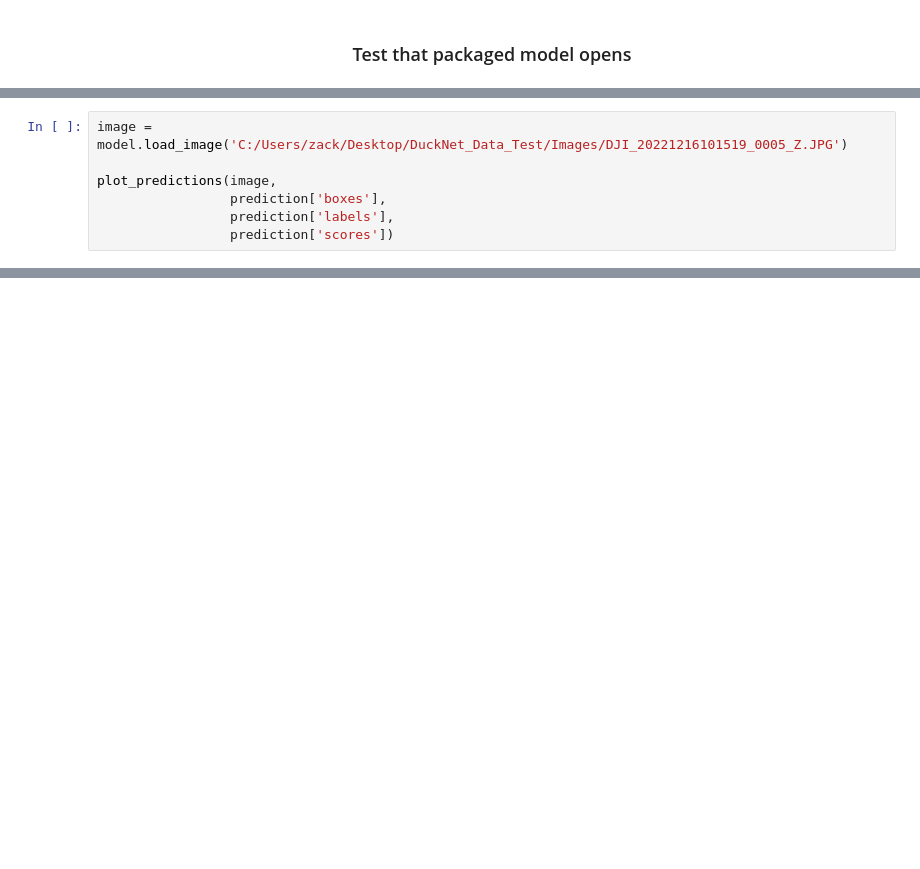
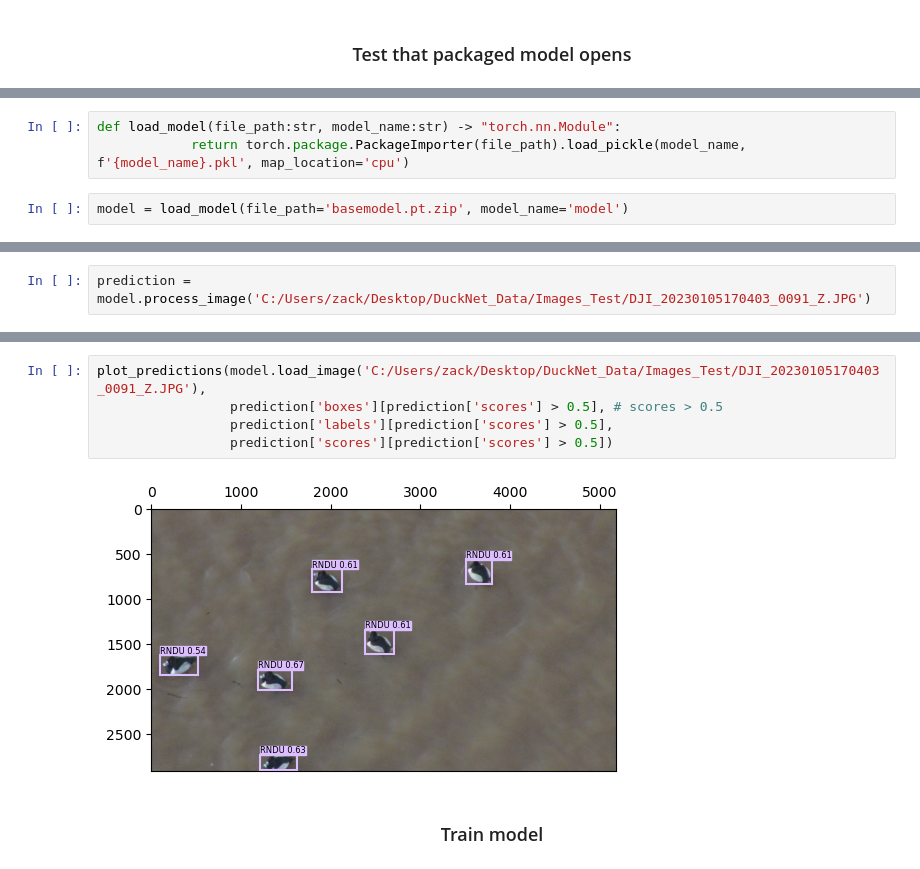
Before and after one commit to mkmitchell/DuckNet, a Jupyter notebook: supplemental/PackageExporter.ipynb, the cells around one changed output, grey strips where cells are left out. Drawn from its saved outputs; the diff is of its cells as text; blank space fills up the shorter version.

```diff
--- a/supplemental/PackageExporter.ipynb
+++ b/supplemental/PackageExporter.ipynb
@@ -138,7 +73,0 @@ def plot_predictions(image, boxes, labels, scores, ax = None):
-# %%
-image = model.load_image('C:/Users/zack/Desktop/DuckNet_Data_Test/Images/DJI_20221216101519_0005_Z.JPG')
-
-plot_predictions(image,
-                 prediction['boxes'],
-                 prediction['labels'],
-                 prediction['scores'])
@@ -272,0 +74,5 @@ import datasets
+# %%
+def load_model(file_path:str, model_name:str) -> "torch.nn.Module":
+            return torch.package.PackageImporter(file_path).load_pickle(model_name, f'{model_name}.pkl', map_location='cpu')
+# %%
+model = load_model(file_path='basemodel.pt.zip', model_name='model')
@@ -272,0 +85,2 @@ import datasets
+# %%
+prediction = model.process_image('C:/Users/zack/Desktop/DuckNet_Data/Images_Test/DJI_20230105170403_0091_Z.JPG')
@@ -272,0 +141,9 @@ import datasets
+# %%
+plot_predictions(model.load_image('C:/Users/zack/Desktop/DuckNet_Data/Images_Test/DJI_20230105170403_0091_Z.JPG'),
+                 prediction['boxes'][prediction['scores'] > 0.5], # scores > 0.5
+                 prediction['labels'][prediction['scores'] > 0.5],
+                 prediction['scores'][prediction['scores'] > 0.5])
+# %% [output]
+[figure, added]
+# %% [markdown]
+### <center>Train model</center>
```
Also changed, not shown: parts of 36 cells of this notebook.
